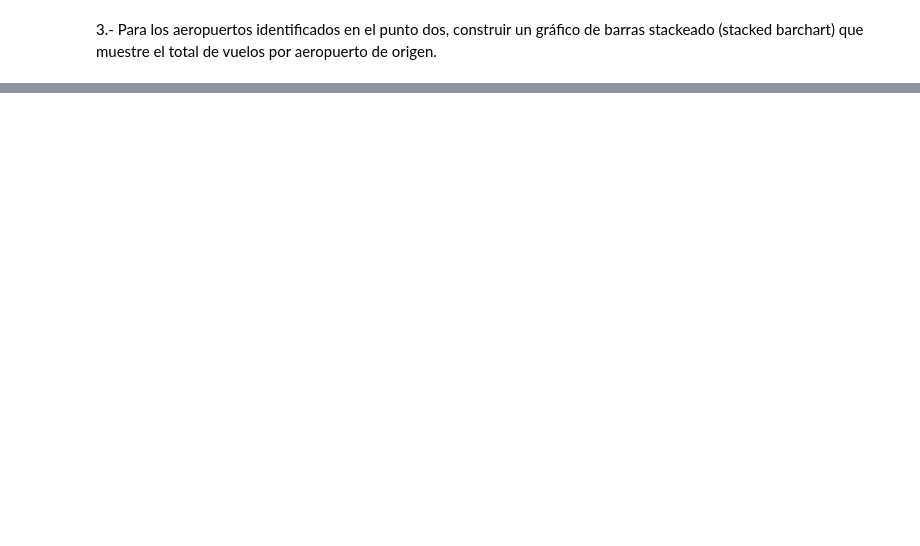
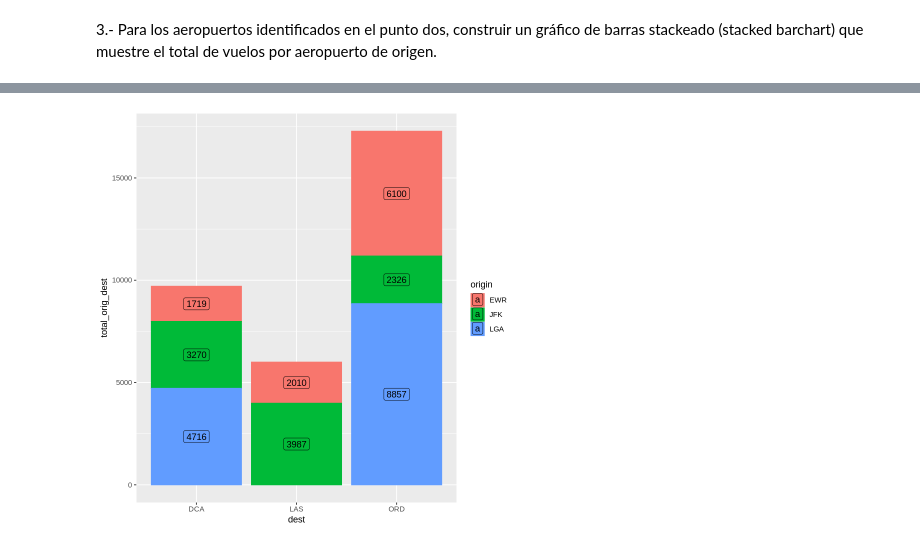
Before and after one commit to majorquev/DBDC_202409_Programacion_en_R_para_ciencia_de_datos, a Jupyter notebook: Clases/C5/00_Ejemplos_adicionales_ggplot2.ipynb, the cells around one changed output, grey strips where cells are left out. Cells and saved outputs as stored; diff of their text form; code cells hidden in the pictures; blank space fills up the shorter version.

```diff
--- a/Clases/C5/00_Ejemplos_adicionales_ggplot2.ipynb
+++ b/Clases/C5/00_Ejemplos_adicionales_ggplot2.ipynb
@@ -157,2 +181,7 @@ flights %>%
 # %% [markdown]
 3.- Para los aeropuertos identificados en el punto dos, construir un gráfico de barras stackeado (stacked barchart) que muestre el total de vuelos por aeropuerto de origen.
+# %%
+total_dest <- flights %>%
+  count(dest, name = "total_dest") %>%
+  arrange(desc(total_dest)) %>%
+  mutate(rk = row_number())
@@ -158,0 +229,12 @@ flights %>%
+# %%
+#OP2
+aux <- flights %>%
+  count(origin, dest, name = "total_orig_dest") %>%
+  group_by(dest) %>%
+  mutate(total_dest = sum(total_orig_dest)) %>%
+  ungroup() %>% # Con esta funci{on le indicamos a R que no sonsidere los grupos definidos en group_by para las siguientes operaciones.
+  mutate(rk = dense_rank(desc(total_dest))) %>%
+  filter(rk %in% c(1,10,20)) %>%
+  arrange(desc(total_dest))   # validar visualmente
+
+aux
@@ -158,0 +253,8 @@ flights %>%
+# %%
+aux %>%
+  ggplot() +
+  aes(x = dest, y = total_orig_dest, color = origin, fill = origin) +
+  geom_bar(stat = "identity") + # por defecto viene el stacked bar plot
+  geom_label(mapping = aes(label = total_orig_dest), position = position_stack(vjust = 0.5) , color = "black")
+# %% [output]
+[figure, added]
```
Also changed, not shown: parts of 11 cells of this notebook.
